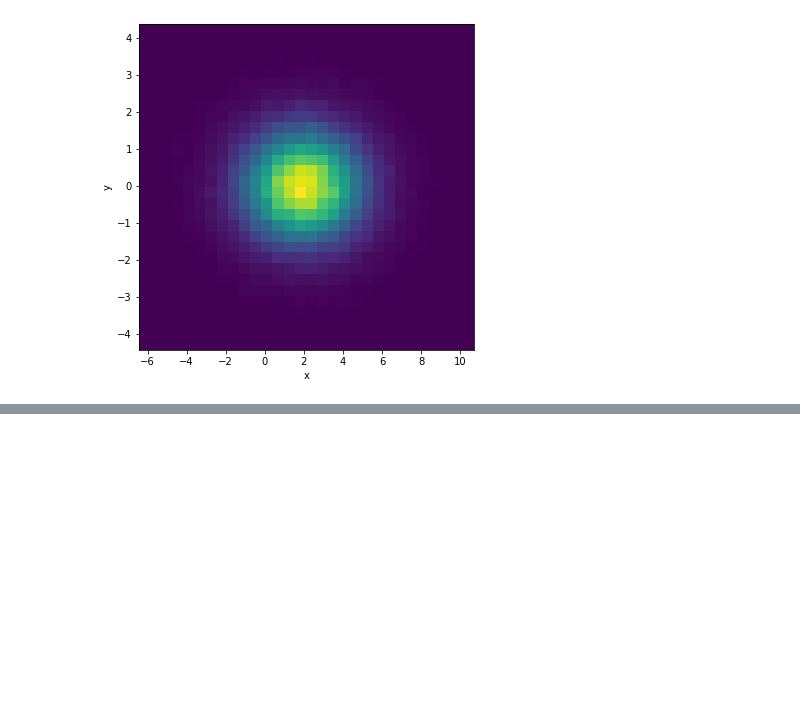
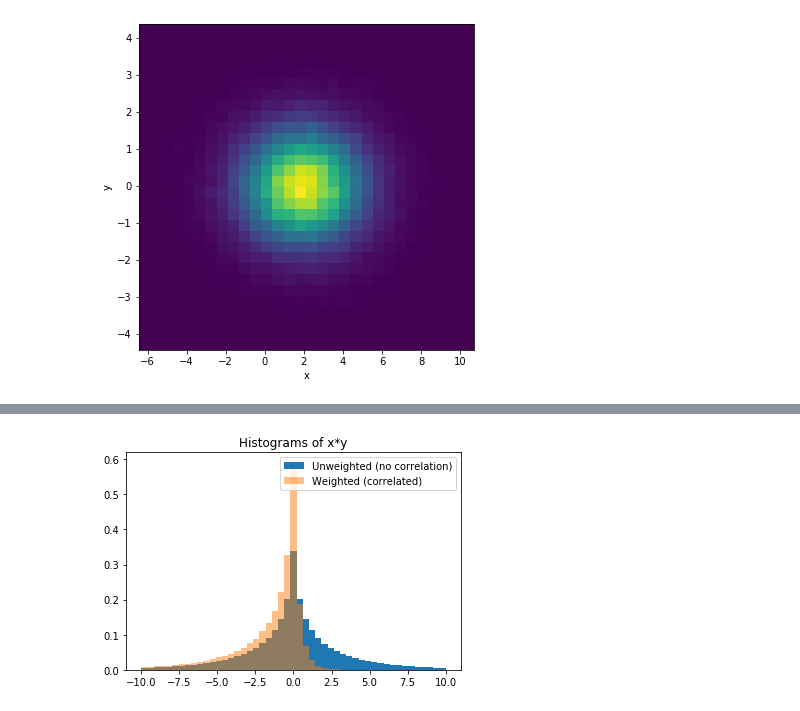
Before and after one commit to PHYS-2030-Computational-Methods/Lecture-notes, a Jupyter notebook: Lesson 5 - Multivariate sampling.ipynb, the cells around one changed output, grey strips where cells are left out. Cells and saved outputs as stored; diff of their text form; code cells hidden in the pictures; blank space fills up the shorter version.

```diff
--- a/Lesson 5 - Multivariate sampling.ipynb
+++ b/Lesson 5 - Multivariate sampling.ipynb
@@ -273,28 +225,0 @@ where $a$ is a constant that we are free to choose ourselves. Below I set $a=1$,
-# %%
-num = 10**5
-a = 1
-
-def P(x):
-    return np.sqrt(2/np.pi)*np.exp(-0.5*x**2)
-
-def Q(x):
-    return 1/a * np.exp(-a*x)
-
-def sample_x_from_Q(num):
-    r = np.random.rand(num)
-    x = -1/a * np.log(1-r)
-    return x
-
-x_samples = sample_x_from_Q(num)
-w = P(x_samples)/Q(x_samples)
-
-# define bins explicitly
-bins = np.linspace(0,5)
-
-plt.hist(x_samples,weights=w,density=True,bins=bins,label='Samples')
-
-x = np.linspace(0,5)
-plt.plot(x,P(x),label='P(x)')
-
-plt.legend()
-plt.show()
@@ -313,0 +232,13 @@ plt.show()
+# %%
+# Specify bins explicity
+bins = np.linspace(-10,10)
+
+# Make unweighted and weighted histograms showing sampled values of x*y
+plt.hist(x_samples*y_samples,bins=bins,alpha=1,label='Unweighted (no correlation)',density=True)
+plt.hist(x_samples*y_samples,bins=bins,weights=w,alpha=0.5,label='Weighted (correlated)',density=True)
+
+plt.title("Histograms of x*y")
+plt.legend()
+plt.show()
+# %% [output]
+[figure, added]
```
Also changed, not shown: parts of 13 cells of this notebook.
